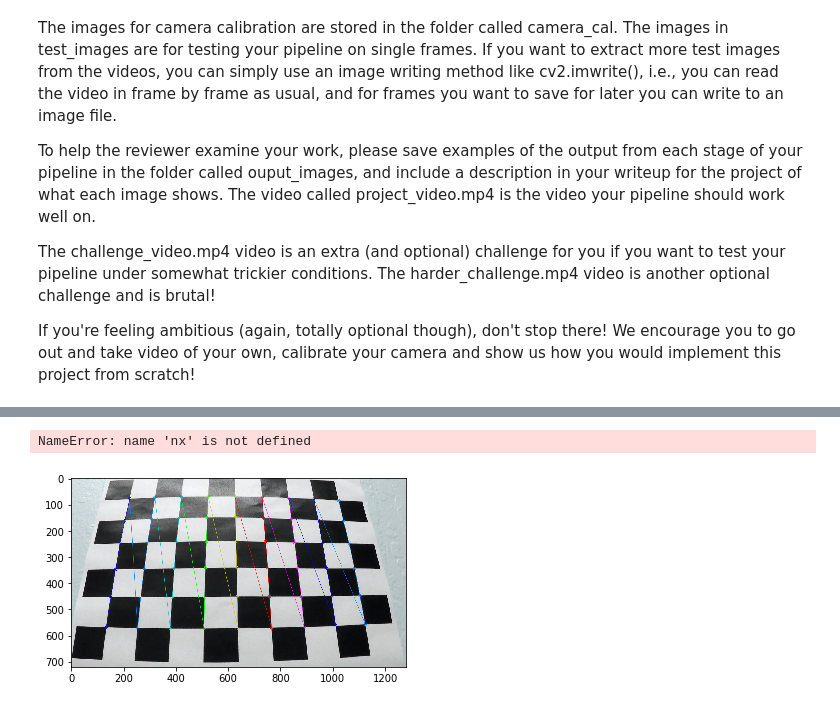
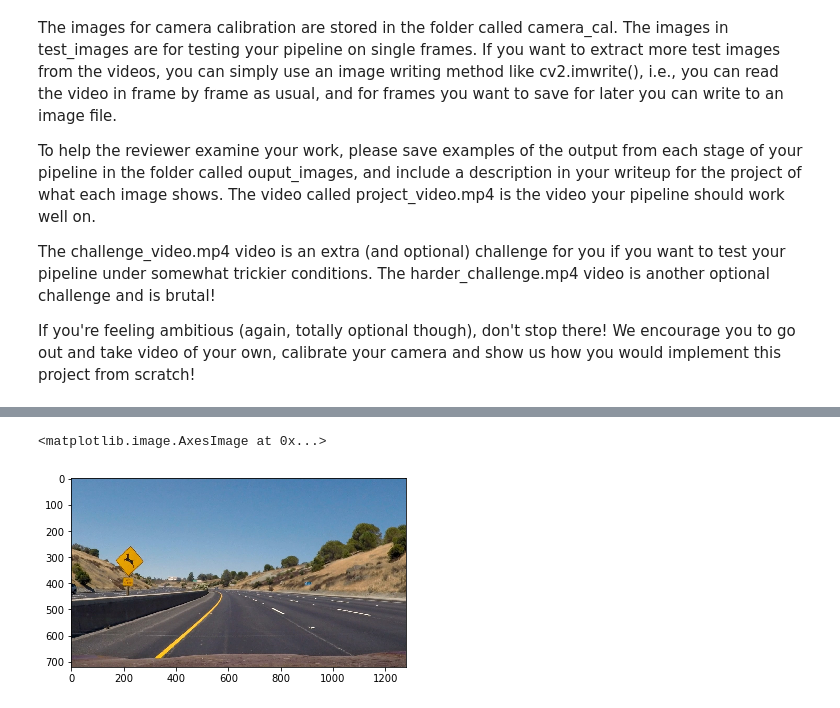
Before and after one commit to hc167/Udacity-SDC-Term-One-AdvancedLaneLines, a Jupyter notebook: P4.ipynb, the cells around one changed output, grey strips where cells are left out. Cells and saved outputs as stored; diff of their text form; code cells hidden in the pictures.

```diff
--- a/P4.ipynb
+++ b/P4.ipynb
@@ -53,35 +39,0 @@ This image is: <class 'numpy.ndarray'> with dimensions: (720, 1280, 3)
-# %%
-# Convert to grayscale
-gray = cv2.cvtColor(image, cv2.COLOR_BGR2GRAY)
-
-# Find the chessboard corners
-ret, corners = cv2.findChessboardCorners(gray, (nx, ny), None)
-
-# If found, draw corners
-if ret == True:
-    # Draw and display the corners
-    cv2.drawChessboardCorners(img, (nx, ny), corners, ret)
-    plt.imshow(img)
-# %% [output]
-NameError: name 'nx' is not defined
-# %%
-fname = 'camera_cal/calibration3.jpg'
-img = cv2.imread(fname)
-
-# Convert to grayscale
-gray = cv2.cvtColor(img, cv2.COLOR_BGR2GRAY)
-#plt.imshow(img)
-
-x = 6
-y = 9
-# Find the chessboard corners
-ret, corners = cv2.findChessboardCorners(gray, (x, y), None)
-
-# If found, draw corners
-if ret == True:
-    # Draw and display the corners
-    cv2.drawChessboardCorners(img, (x, y), corners, ret)
-    plt.imshow(img)
-    ret, mtx, dist, rvecs, tvecs = cv2.calibrateCamera(objpoints, imgpoints, gray.shape[::-1], None, None)
-# %% [output]
-[figure, removed]
@@ -87,0 +71,7 @@ if ret == True:
+# %%
+img = mpimg.imread('test_images/test2.jpg')
+img_size = (img.shape[1], img.shape[0])
+plt.imshow(img)
+# %% [output]
+<matplotlib.image.AxesImage at 0x...>
+[figure, added]
```
Also changed, not shown: parts of 5 cells of this notebook.
